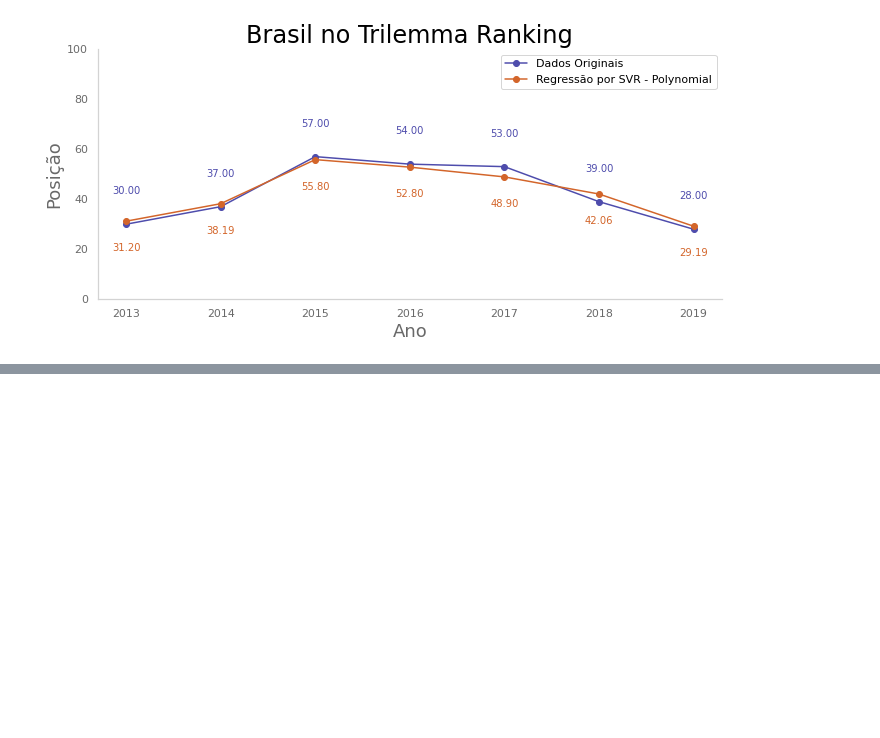
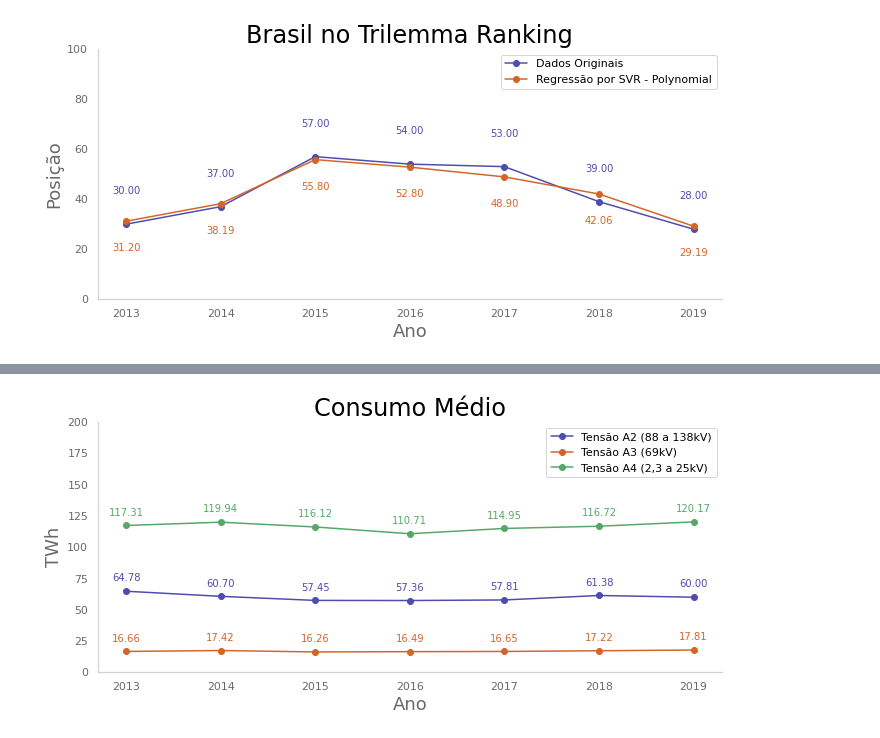
Before and after one commit to grnbatera/IT305G, a Jupyter notebook: Projeto_IT305G.ipynb, the cells around one changed output, grey strips where cells are left out. Cells and saved outputs as stored; diff of their text form; code cells hidden in the pictures; blank space fills up the shorter version.

```diff
--- a/Projeto_IT305G.ipynb
+++ b/Projeto_IT305G.ipynb
@@ -895,0 +950,48 @@ plt.savefig('/content/IT305G/g10.svg', format='svg', dpi=600)
+# %%
+#Gráfico de evolução eventos na rede
+plt.figure(figsize=(10, 5))
+plt.title('Consumo Médio')
+plt.xlabel('Ano')
+plt.ylabel('TWh')
+for x,y in zip(UC1['ano'],UC1['v46']/1000):
+
+    label = "{:.2f}".format(y)
+
+    plt.annotate(label, # this is the text
+                 (x,y), # this is the point to label
+                 textcoords="offset points", # how to position the text
+                 xytext=(0,10),
+                 fontsize=10,# distance from text to points (x,y)
+                 color=c1,
+                 ha='center') # horizontal alignment can be left, right or center
+plt.plot(UC1['ano'],UC1['v46']/1000, marker='o',color=c1,label='Tensão A2 (88 a 138kV)')
+for x,y in zip(UC1['ano'],UC1['v47']/1000):
+
+    labely = "{:.2f}".format(y)
+    plt.annotate(labely, # this is the text
+                 (x,y), # this is the point to label
+                 textcoords="offset points", # how to position the text
+                 xytext=(0,10),
+                 fontsize=10,# distance from text to points (x,y)
+                 color=c2,
+                 ha='center') # horizontal alignment can be left, right or center
+plt.plot(UC1['ano'],UC1['v47']/1000, marker='o',color=c2,label='Tensão A3 (69kV)')
+for x,y in zip(UC1['ano'],UC1['v49']/1000):
+
+    labely = "{:.2f}".format(y)
+    plt.annotate(labely, # this is the text
+                 (x,y), # this is the point to label
+                 textcoords="offset points", # how to position the text
+                 xytext=(0,10),
+                 fontsize=10,# distance from text to points (x,y)
+                 color='g',
+                 ha='center') # horizontal alignment can be left, right or center
+plt.plot(UC1['ano'],UC1['v49']/1000, marker='o',color='g',label='Tensão A4 (2,3 a 25kV)')
+plt.xticks(UC1['ano'])
+plt.ylim([0,200])
+#plt.grid()
+plt.legend()
+plt.tight_layout()
+plt.savefig('/content/IT305G/g13.svg', format='svg', dpi=600)
+# %% [output]
+[figure, added]
```
Also changed, not shown: parts of 3 cells of this notebook.
